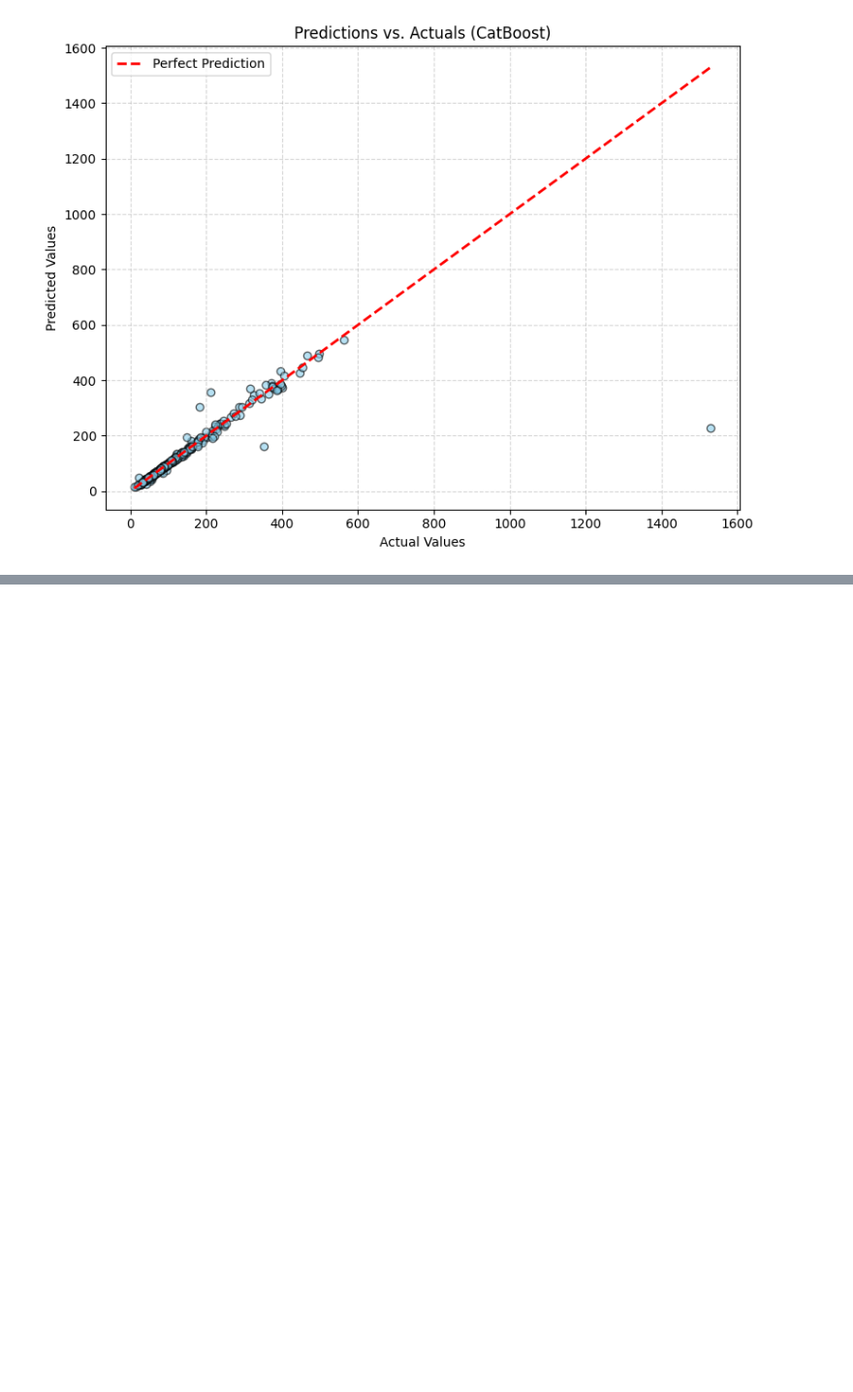
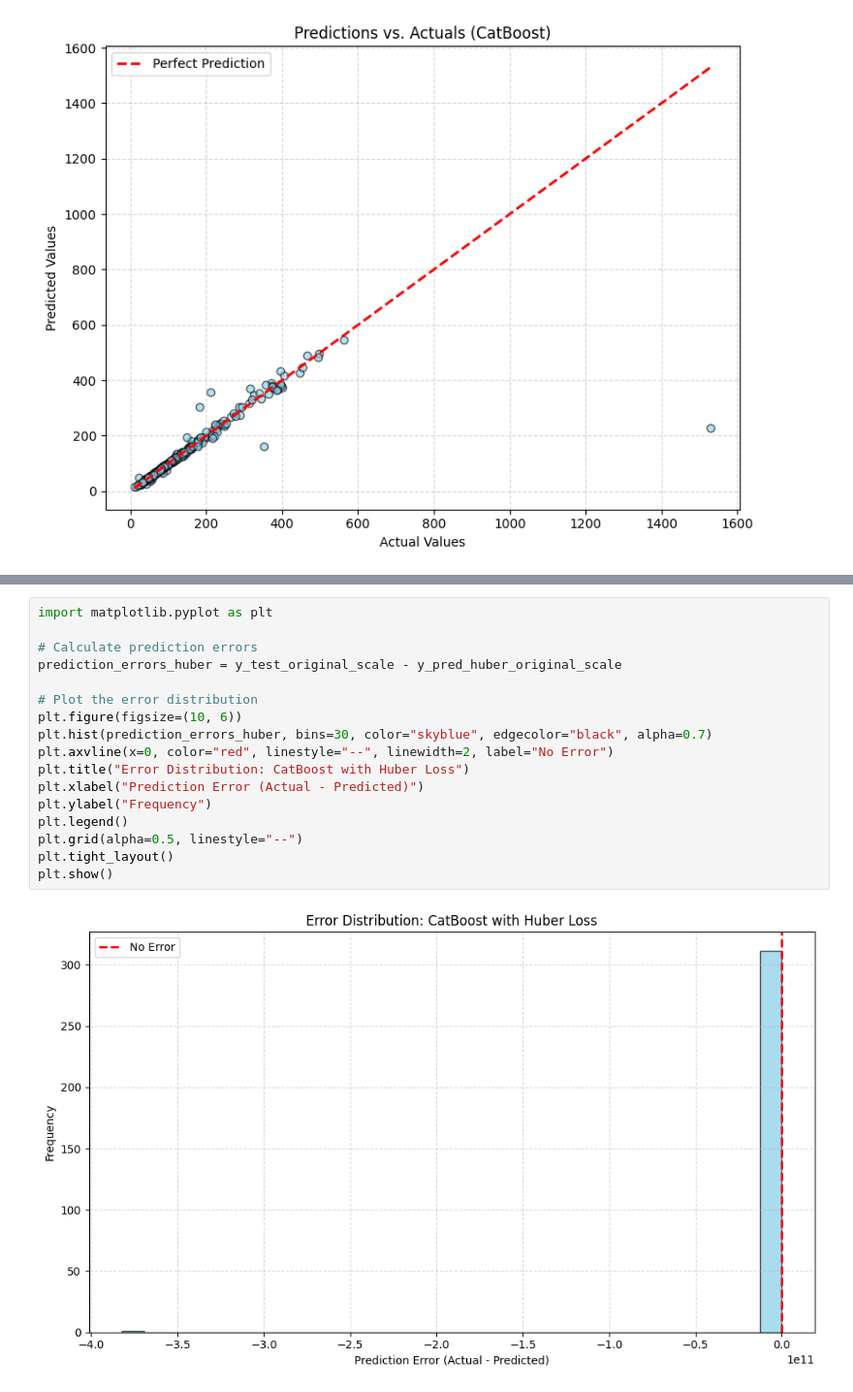
Before and after one commit to Athman-Athman/RESEARCH, a Jupyter notebook: RESEARCH_DATA_ANALYSIS_VTT_NOV_24.ipynb, the cells around one changed output, grey strips where cells are left out. Shown at 97% size. Cells and saved outputs as stored; diff of their text form; blank space fills up the shorter version.

```diff
--- a/RESEARCH_DATA_ANALYSIS_VTT_NOV_24.ipynb
+++ b/RESEARCH_DATA_ANALYSIS_VTT_NOV_24.ipynb
@@ -1906,0 +2088,19 @@ plt.show()
+# %%
+import matplotlib.pyplot as plt
+
+# Calculate prediction errors
+prediction_errors_huber = y_test_original_scale - y_pred_huber_original_scale
+
+# Plot the error distribution
+plt.figure(figsize=(10, 6))
+plt.hist(prediction_errors_huber, bins=30, color="skyblue", edgecolor="black", alpha=0.7)
+plt.axvline(x=0, color="red", linestyle="--", linewidth=2, label="No Error")
+plt.title("Error Distribution: CatBoost with Huber Loss")
+plt.xlabel("Prediction Error (Actual - Predicted)")
+plt.ylabel("Frequency")
+plt.legend()
+plt.grid(alpha=0.5, linestyle="--")
+plt.tight_layout()
+plt.show()
+# %% [output]
+[figure, added]
```
Also changed, not shown: parts of 4 cells of this notebook.
